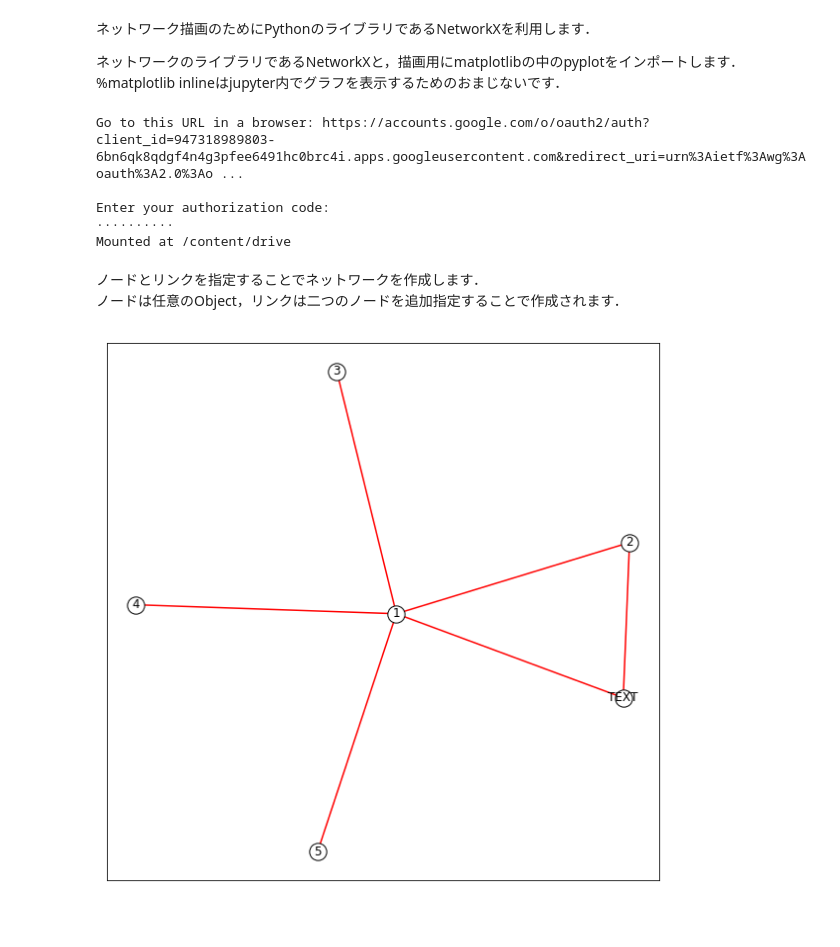
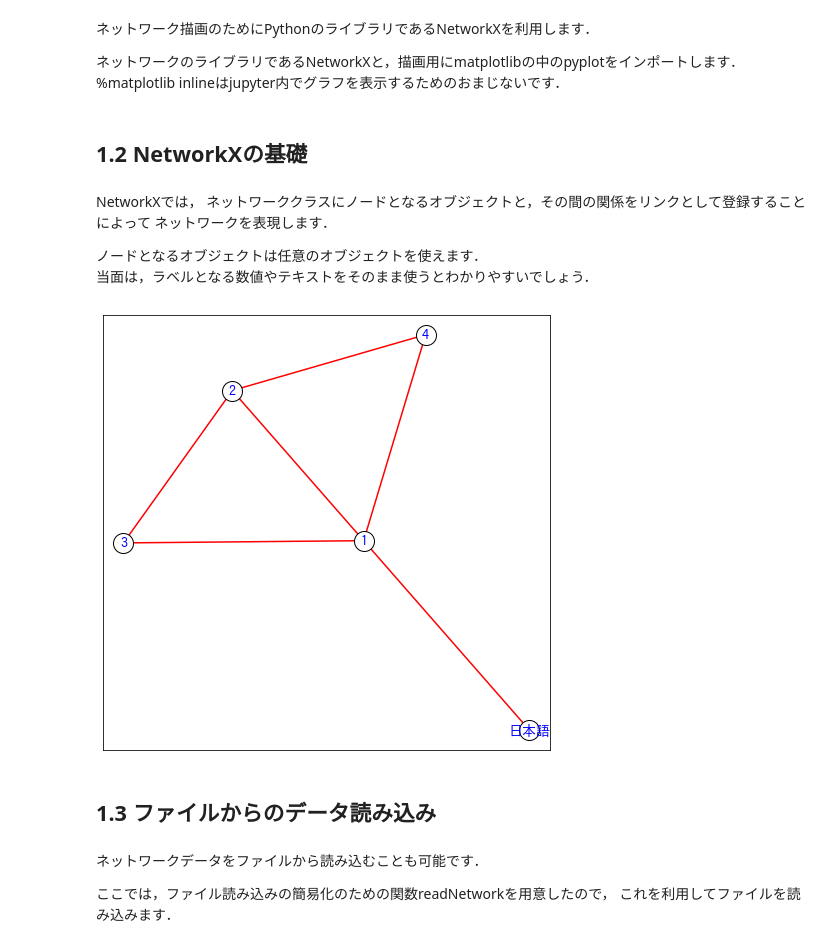
Before and after one commit to torix/Lecture-ComplexNetworks, a Jupyter notebook: ComplexNetwork01.ipynb, the cells around one changed output. Drawn from its saved outputs; the diff is of its cells as text; code cells hidden in the pictures; blank space fills up the shorter version.

```diff
--- a/ComplexNetwork01.ipynb
+++ b/ComplexNetwork01.ipynb
@@ -11,51 +43,60 @@
 ネットワークのライブラリであるNetworkXと，描画用にmatplotlibの中のpyplotをインポートします．<br>
 %matplotlib inlineはjupyter内でグラフを表示するためのおまじないです．
 # %%
+import matplotlib.pyplot as plt
+import japanize_matplotlib
+
 import networkx as nx
-import matplotlib.pyplot as plt
 from IPython.display import set_matplotlib_formats
 %matplotlib inline
-
-from google.colab import drive
-drive.mount('/content/drive')
-# %% [output]
-Go to this URL in a browser: https://accounts.google.com/o/oauth2/auth?client_id=947318989803-6bn6qk8qdgf4n4g3pfee6491hc0brc4i.apps.googleusercontent.com&redirect_uri=urn%3Aietf%3Awg%3Aoauth%3A2.0%3Ao ...
-
-Enter your authorization code:
-··········
-Mounted at /content/drive
-# %% [markdown]
-ノードとリンクを指定することでネットワークを作成します．<br>
-ノードは任意のObject，リンクは二つのノードを追加指定することで作成されます．
+# %% [markdown]
+## 1.2 NetworkXの基礎
+# %% [markdown]
+NetworkXでは，
+ネットワーククラスにノードとなるオブジェクトと，その間の関係をリンクとして登録することによって
+ネットワークを表現します．
+
+
+ノードとなるオブジェクトは任意のオブジェクトを使えます．<br>
+当面は，ラベルとなる数値やテキストをそのまま使うとわかりやすいでしょう．<br>
 # %%
 # 無向グラフを作成
 G = nx.Graph()
 # 有向グラフの場合は
 # G = nx.DiGraph()
 
 # ノードの追加
-## 単独で追加する場合
-G.add_node(1)
-## 複数のノードを同時に追加する場合
-G.add_nodes_from([2, 3, 4])
-## ノードとして任意のObjectを追加できる
-G.add_node("TEXT")
+G.add_node(1) # 単一のノードを追加
+G.add_nodes_from([2, 3, 4]) # 複数のノードを同時に追加する場合はlistを使う
+G.add_node("日本語") # 文字列をノードとして追加することも可能
 
-# 辺の追加 (指定していないノードは自動的に追加される)
-G.add_edge(1, 2)
-G.add_edges_from([(1, 3), (1, 4), (1, "TEXT"), (1, 5)])
+# リンクの追加
+G.add_edge(1, 2) # ノード1とノード2の間にリンクを生成
+G.add_edges_from([(1, 3), (1, 4), (1, "日本語"), (2,3),(2,4),(3, 4)]) # 複数のリンクを追加する場合はタプルのlistを使う．
+G.add_edge(1, 5) # ノードとして追加していなかった5を指定すると自動的にノードが登録される
+
+#ノードやリンクの削除
+G.remove_node(5)
+G.remove_edge(3,4)
 
 #描画する
-# 描画サイズ
-plt.figure(figsize=(10,10))
+plt.figure(figsize=(8,8)) # 描画サイズ
 # ノードをバネモデルで配置する
 pos = nx.spring_layout(G, k=0.3)
+
 # ノード，エッジ，ラベルの描画
-nx.draw_networkx_edges(G, pos, edge_color='red', width=1.5)
-nx.draw_networkx_nodes(G, pos, node_color='white', edgecolors="black")
-nx.draw_networkx_labels(G, pos)
+nx.draw_networkx_edges(G, pos, edge_color='red', width=1.5) # リンクを赤色，太さ1.5で描画
+nx.draw_networkx_nodes(G, pos, node_color='white', edgecolors="black", node_size=400) #ノードを黒枠の白色，大きさ10で描画
+nx.draw_networkx_labels(G, pos, font_color='blue', font_size=14, font_family='IPAGothic', font_weight="bold") #ラベルは，青色，sizeが14，IPAGothic(日本語可)，太字
 
 # 描画
 plt.show()
 # %% [output]
-[figure, old version]
+[figure, new version]
+# %% [markdown]
+## 1.3 ファイルからのデータ読み込み
+# %% [markdown]
+ネットワークデータをファイルから読み込むことも可能です．
+
+ここでは，ファイル読み込みの簡易化のための関数readNetworkを用意したので，
+これを利用してファイルを読み込みます．
```
Also changed, not shown: parts of 19 cells of this notebook.
